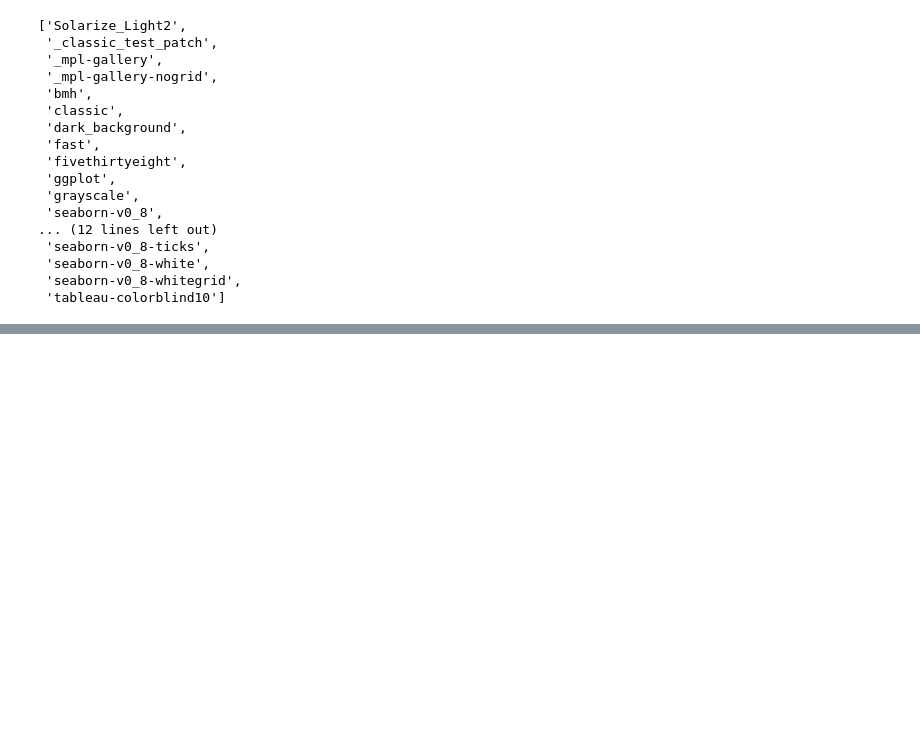
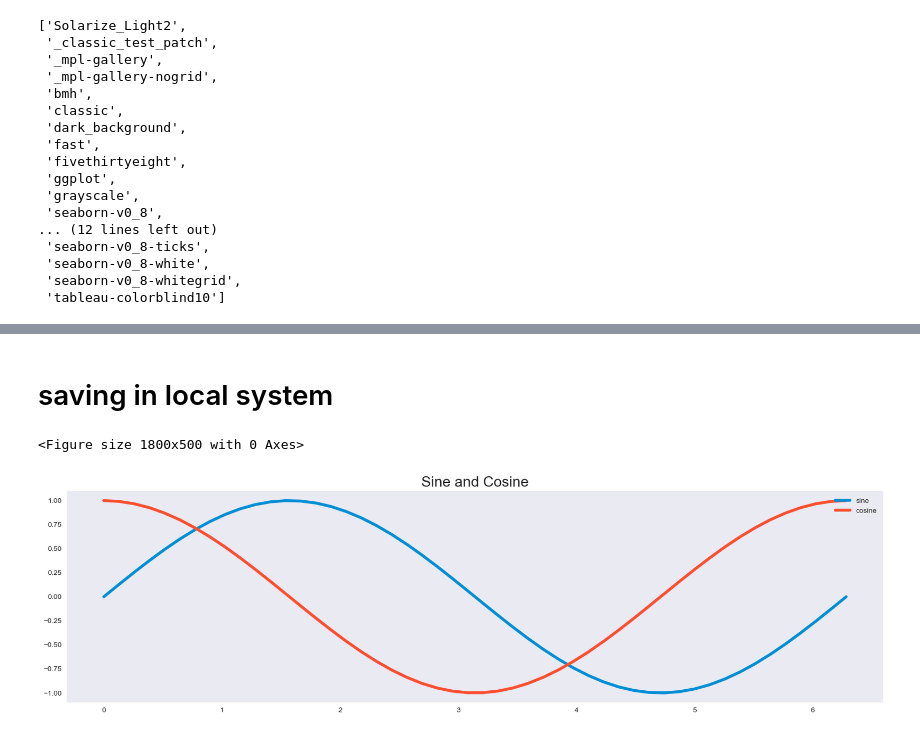
Before and after one commit to JaiSonii/Machine-Learning, a Jupyter notebook: data toolkit/Data Visualization/matplotlib.ipynb, the cells around one changed output, grey strips where cells are left out. Saved outputs shown, nothing was run; the diff lists cells and outputs as text; code cells hidden in the pictures; blank space fills up the shorter version.

```diff
--- a/data toolkit/Data Visualization/matplotlib.ipynb
+++ b/data toolkit/Data Visualization/matplotlib.ipynb
@@ -67,0 +81,18 @@ plt.show()
+# %% [markdown]
+# saving in local system
+# %%
+plt.style.use('seaborn-v0_8-dark')
+plt.figure(figsize = (18,5))
+
+fig = plt.figure(figsize = (18,5))
+
+plt.plot(x, sin_y, label = 'sine')
+plt.plot(x, cos_y, label = 'cosine')
+
+plt.legend(loc = 'upper right')
+plt.title('Sine and Cosine')
+
+fig.savefig('figure.png')
+# %% [output]
+<Figure size 1800x500 with 0 Axes>
+[figure, added]
```
Also changed, not shown: parts of 56 cells of this notebook, 1 other file.
